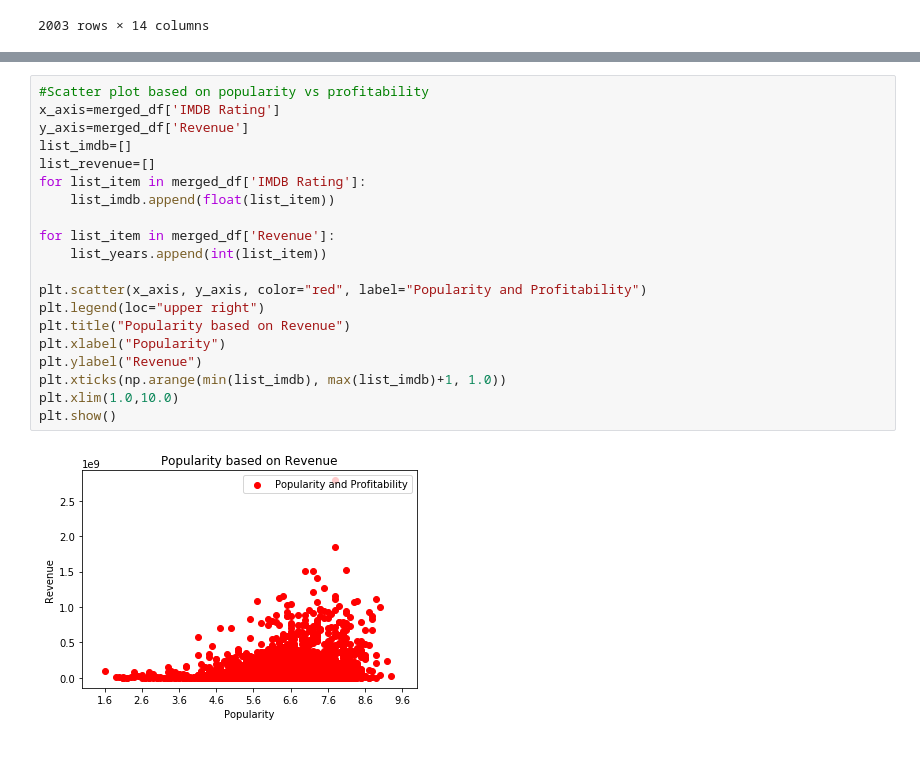
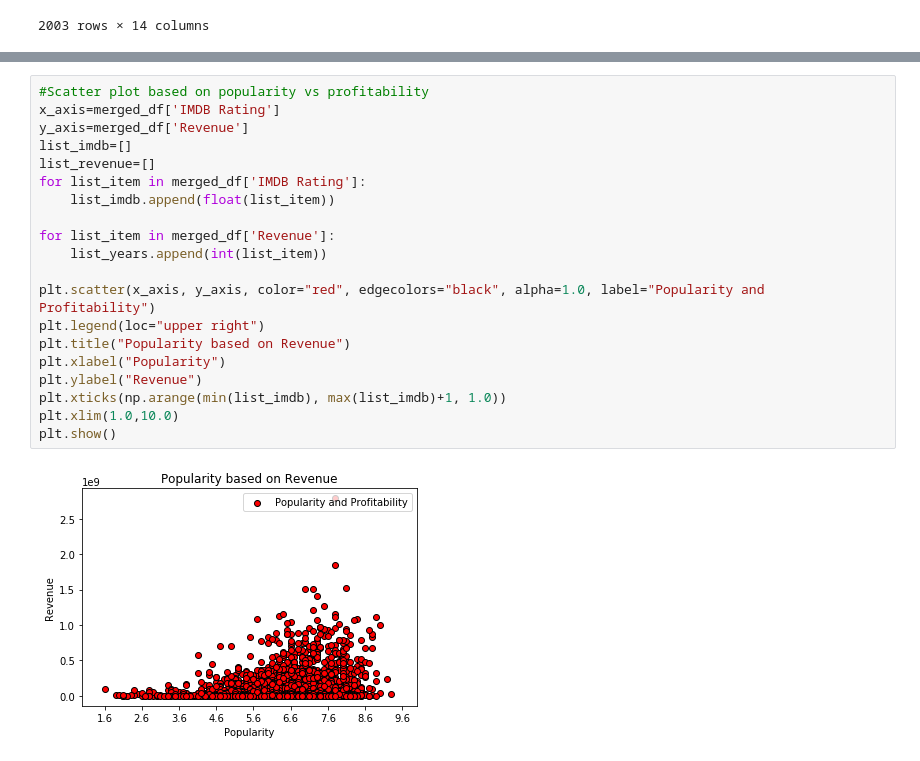
Before and after one commit to suvs27/Movie2019, a Jupyter notebook: movie_project_working.ipynb, the cells around one changed output, grey strips where cells are left out. Cells and saved outputs as stored; diff of their text form.

```diff
--- a/movie_project_working.ipynb
+++ b/movie_project_working.ipynb
@@ -156,25 +156,25 @@ plt.show()
 # %%
 #Scatter plot based on popularity vs profitability
 x_axis=merged_df['IMDB Rating']
 y_axis=merged_df['Revenue']
 list_imdb=[]
 list_revenue=[]
 for list_item in merged_df['IMDB Rating']:
     list_imdb.append(float(list_item))
 
 for list_item in merged_df['Revenue']:
     list_years.append(int(list_item))
 
-plt.scatter(x_axis, y_axis, color="red", label="Popularity and Profitability")
+plt.scatter(x_axis, y_axis, color="red", edgecolors="black", alpha=1.0, label="Popularity and Profitability")
 plt.legend(loc="upper right")
 plt.title("Popularity based on Revenue")
 plt.xlabel("Popularity")
 plt.ylabel("Revenue")
 plt.xticks(np.arange(min(list_imdb), max(list_imdb)+1, 1.0))
 plt.xlim(1.0,10.0)
 plt.show()
 # %% [output]
-[figure, old version]
+[figure, new version]
 # %%
 #Budget vs Runtime Scatter Plot
 x_axis=merged_df['Budget']
```
Also changed, not shown: parts of 5 cells of this notebook.
